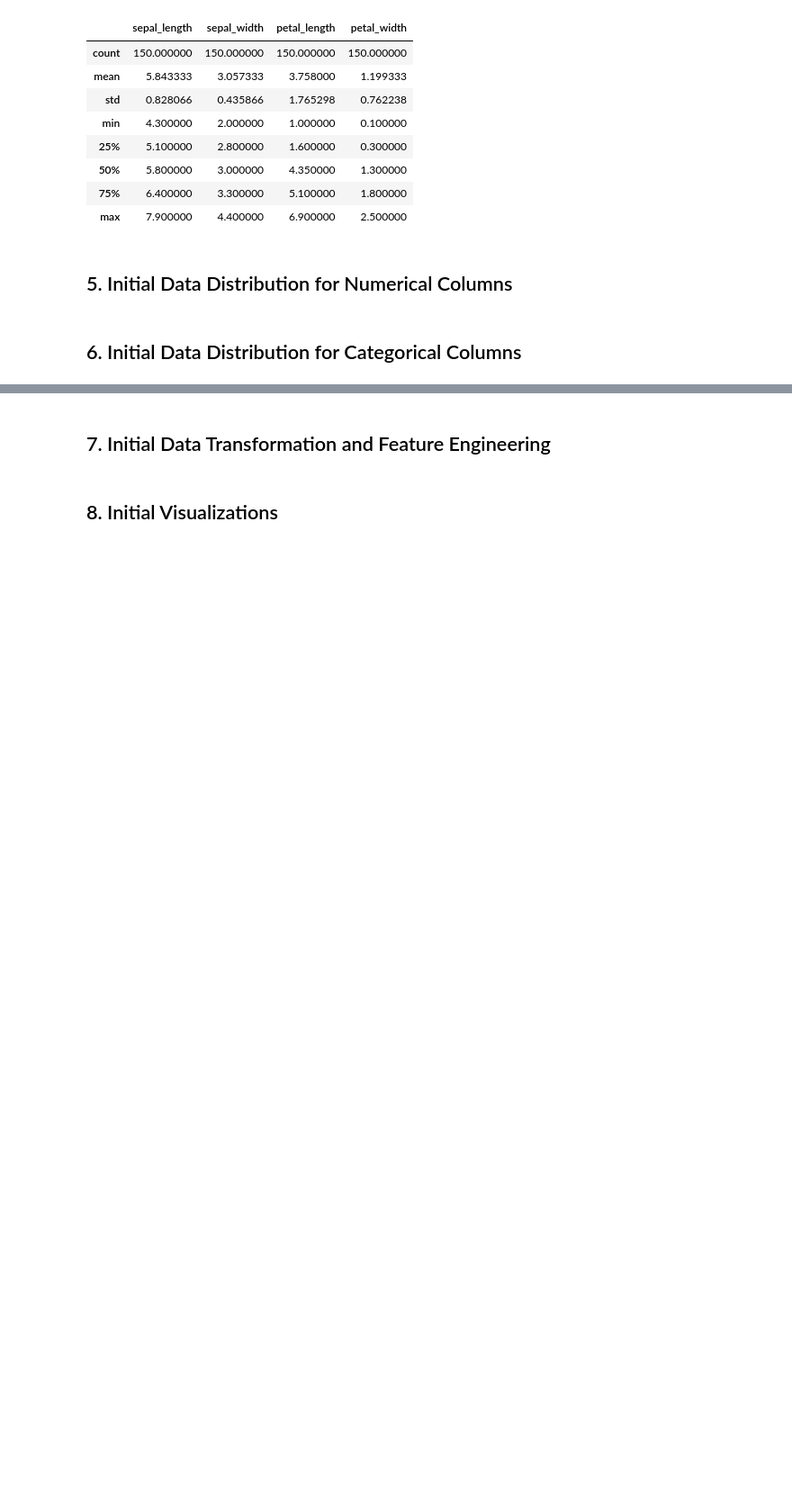
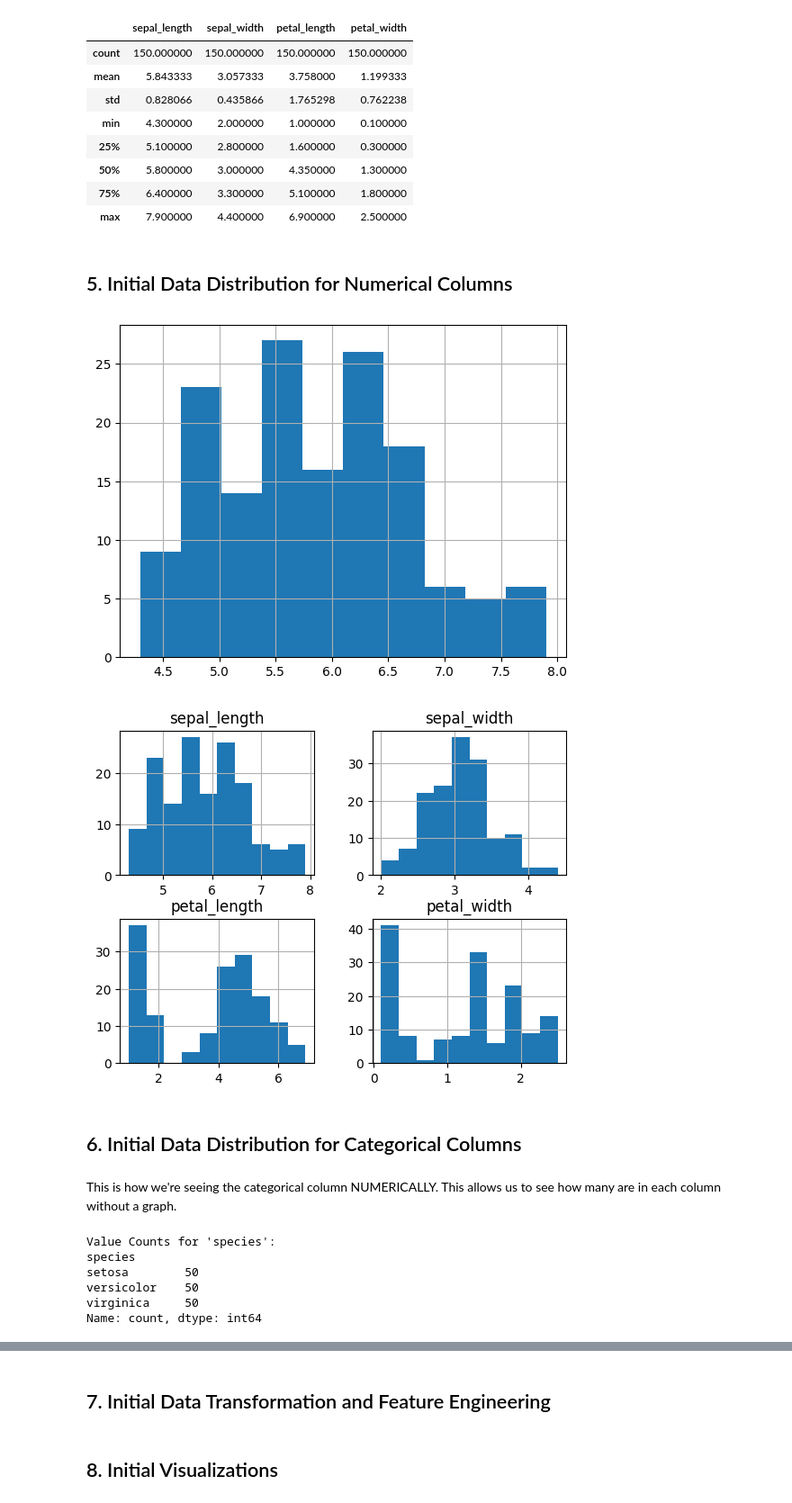
Before and after one commit to karlidean/datafun-04-eda, a Jupyter notebook: TestDrive.ipynb, the cells around one changed output, grey strips where cells are left out. Shown at 90% size. Drawn from its saved outputs; the diff is of its cells as text; code cells hidden in the pictures; blank space fills up the shorter version.

```diff
--- a/TestDrive.ipynb
+++ b/TestDrive.ipynb
@@ -78,5 +79,37 @@ iris_df.describe()
 | max | 7.900000 | 4.400000 | 6.900000 | 2.500000 |
 # %% [markdown]
 ## 5. Initial Data Distribution for Numerical Columns
+# %%
+# Inspect histogram by one numerical column
+iris_df['sepal_length'].hist()
+
+# Inspect histograms for ALL numerical columns
+iris_df.hist()
+
+# Show all plots
+matplotlib.pyplot.show()
+# %% [output]
+[figure, added]
+[figure, added]
 # %% [markdown]
 ## 6. Initial Data Distribution for Categorical Columns
+# %% [markdown]
+This is how we're seeing the categorical column NUMERICALLY. This allows us to see how many are in each column without a graph.
+# %%
+# Inspect value counts by categorical column
+# Column name must be EXACT.
+# The value_counts() method is only available for Series objects.
+# The value_counts() method returns a pandas Series with the counts of unique values in the column.
+iris_df['species'].value_counts()
+
+# Inspect value counts for ALL categorical columns
+for col in iris_df.select_dtypes(include=['object', 'category']).columns:
+    print(f"Value Counts for '{col}':")
+    print(iris_df[col].value_counts())
+# %% [output]
+Value Counts for 'species':
+species
+setosa        50
+versicolor    50
+virginica     50
+Name: count, dtype: int64
```
Also changed, not shown: parts of 5 cells of this notebook.
